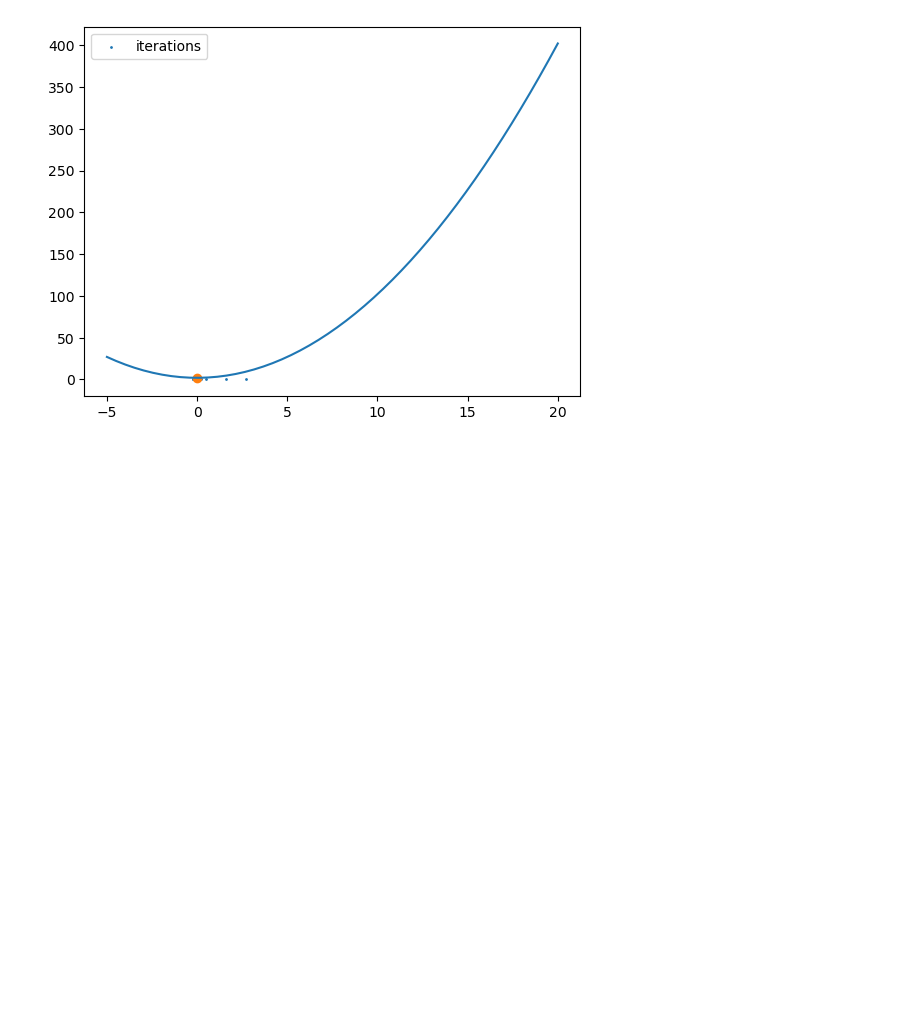
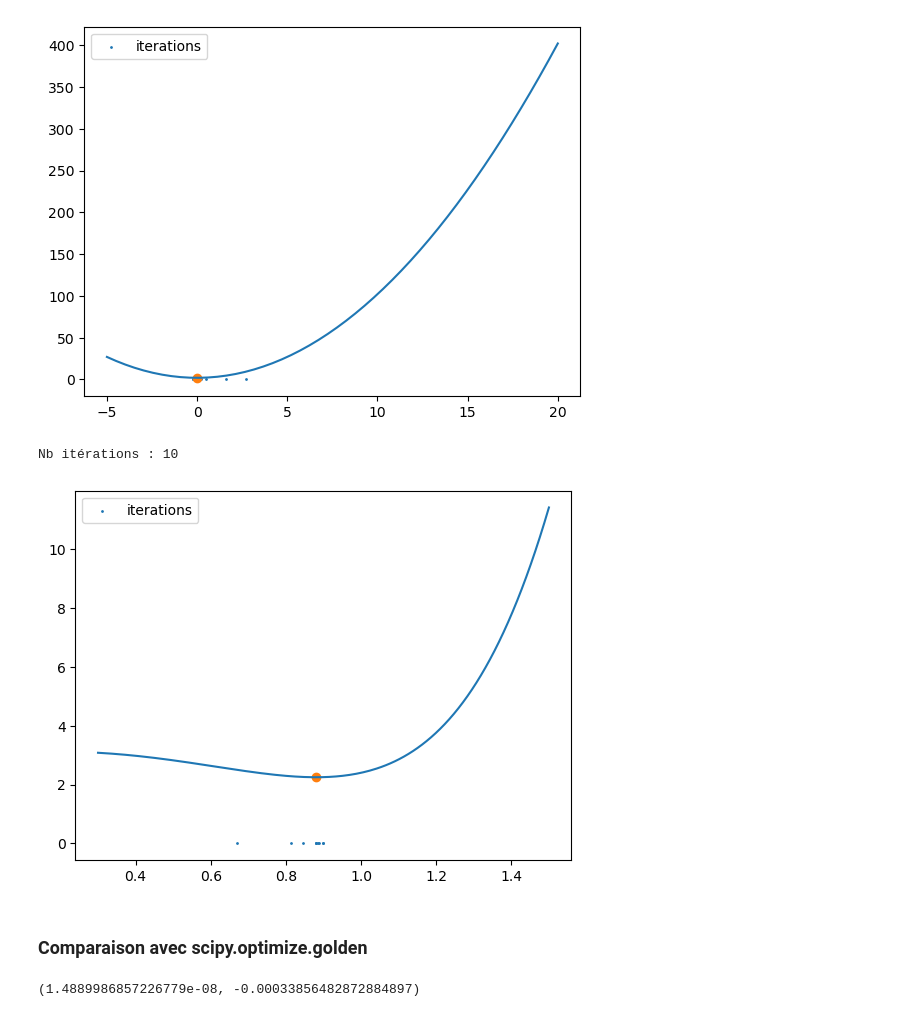
Before and after one commit to SuperMuel/HAX606X-Optimisation-convexe, a Jupyter notebook: tp2.ipynb, the cells around one changed output. Drawn from its saved outputs; the diff is of its cells as text; code cells hidden in the pictures; blank space fills up the shorter version.

```diff
--- a/tp2.ipynb
+++ b/tp2.ipynb
@@ -198,7 +206,7 @@ def golden(f, a, b, e):
     return (a+b)/2
 # %%
 
-def golden_bornee(f, a, b, e,sols:List[float]=None):
+def golden_bornee(f, a, b, e,sols:List[float]=None, maxiter=64):
     # a, b = np.min(a, b), np.max(a, b)
 
     x1 = a/phi + (1-1/phi)*b
@@ -207,7 +215,7 @@ def golden_bornee(f, a, b, e,sols:List[float]=None):
     x2 = b/phi + (1-1/phi)*a
     f2 = f(x2)
 
-    for _ in range(64):
+    for _ in range(maxiter):
         if b-a <=e:
             break
         if f1 < f2:
@@ -263,3 +271,35 @@ Nb itérations : 17
 # %%
 def f2(x):
     return x**6 +3*np.exp(-x**2)+1/2*np.sin(5*x/2)
+# %%
+a,b = 0.3,1.5
+x = np.linspace(a,b,200)
+y = f2(x)
+sols = []
+x_min_my_scipy = golden_bornee(f2,a,b,0.01, sols)
+print(f"Nb itérations : {len(sols)}")
+plt.scatter(sols,[0]*len(sols) ,s=1,label="iterations")
+plt.scatter(x_min_my_scipy, f2(x_min_my_scipy))
+plt.plot(x,y)
+
+plt.legend()
+plt.show()
+# %% [output]
+Nb itérations : 10
+[figure, added]
+# %% [markdown]
+### Comparaison avec scipy.optimize.golden
+# %%
+from scipy.optimize import golden as scipy_golden
+
+
+f1_min_my_golden = golden_bornee(f1,-5,5,0.01, sols)
+f1_min_scipy_golden = scipy_golden(f1,brack=(-5,5), tol=0.01,maxiter=64)
+
+
+f2_min_my_golden = golden_bornee(f2,0.3,1.5,0.01, sols)
+f2_min_scipy_golden = scipy_golden(f2,brack=(0.3,0.8,1.5), tol=0.01,maxiter=64)
+
+f1_min_my_golden-f1_min_scipy_golden, f2_min_my_golden-f2_min_scipy_golden
+# %% [output]
+(1.4889986857226779e-08, -0.00033856482872884897)
```
Also changed, not shown: parts of 8 cells of this notebook, 4 other files.
